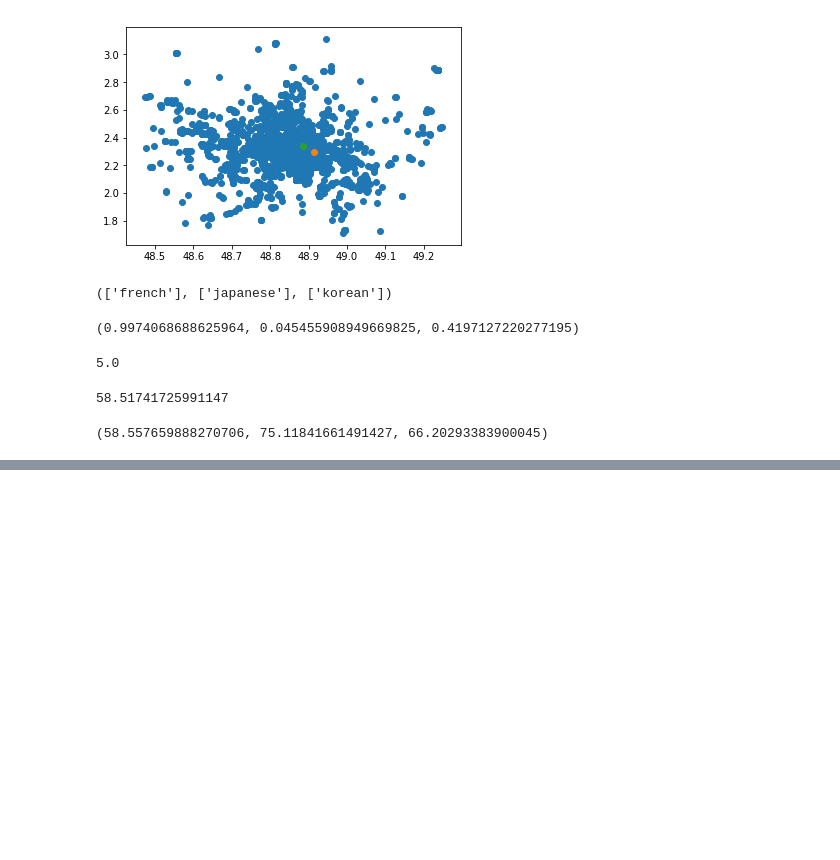
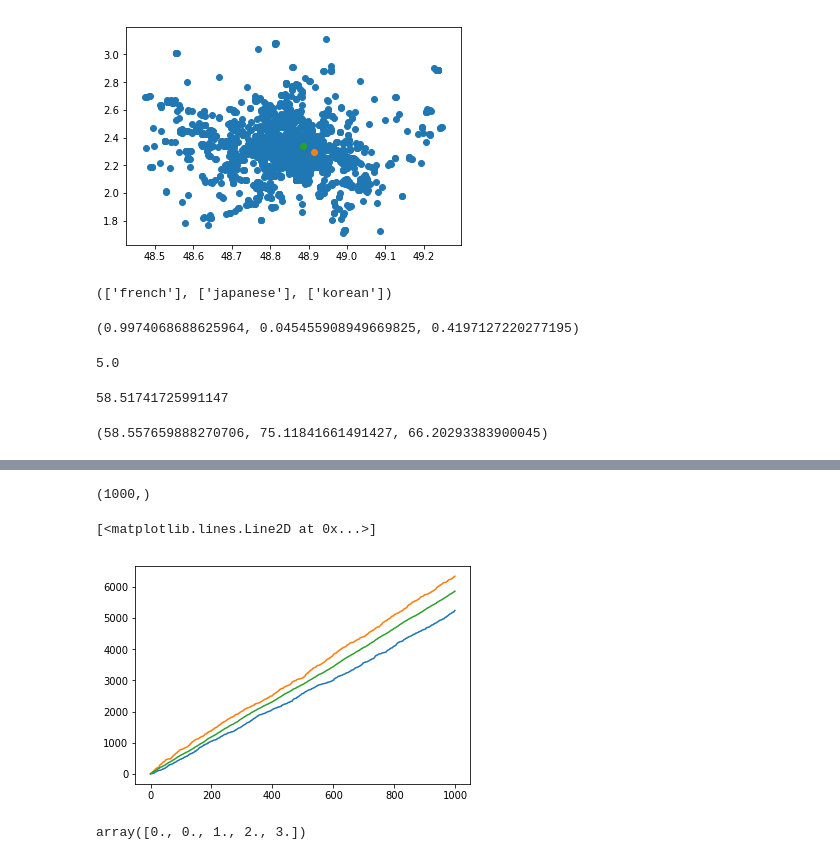
Before and after one commit to Scotchy/LaFourchette, a Jupyter notebook: RecommenderSystem.ipynb, the cells around one changed output, grey strips where cells are left out. Cells and saved outputs as stored; diff of their text form; code cells hidden in the pictures; blank space fills up the shorter version.

```diff
--- a/RecommenderSystem.ipynb
+++ b/RecommenderSystem.ipynb
@@ -198,0 +254,21 @@ env = Environment(users, restaurants)
+# %%
+def run_exp(n_restaurants, n_users, agent, n_iterations, n_exp=1, seed=None):
+    reward = []
+    for exp in tqdm_notebook(range(n_exp)):
+        restaurants, sp_dict = Restaurant.load_from_csv("./data/restaurants.csv", set_random_params=True)
+        restaurants = restaurants[0:n_restaurants]
+
+        users = [User() for i in range(n_users)]
+        for user in users:
+            user.generate_random_params(restaurants, sp_dict.keys())
+
+        env = Environment(users, restaurants, agent, seed=seed)
+        env.reset(sp_dict)
+
+        for i in tqdm_notebook(range(1000)):
+            env.step()
+        reward.append(env.get_cum_reward())
+
+    return reward
+# %%
+r = run_exp(100, 2000, RandomAgent(), 100, 5)
@@ -198,0 +285,17 @@ env = Environment(users, restaurants)
+# %%
+regret = [max_reward - reward for reward, max_reward in r]
+# %%
+regret[2].shape
+# %% [output]
+(1000,)
+# %%
+min_regret = np.min(regret, axis=0)
+max_regret = np.max(regret, axis=0)
+mean_regret = np.mean(regret, axis=0)
+# %%
+mplt.plot(min_regret)
+mplt.plot(max_regret)
+mplt.plot(mean_regret)
+# %% [output]
+[<matplotlib.lines.Line2D at 0x...>]
+[figure, added]
@@ -198,0 +308,4 @@ env = Environment(users, restaurants)
+# %%
+a
+# %% [output]
+array([0., 0., 1., 2., 3.])
```
Also changed, not shown: parts of 16 cells of this notebook, 5 other files.
